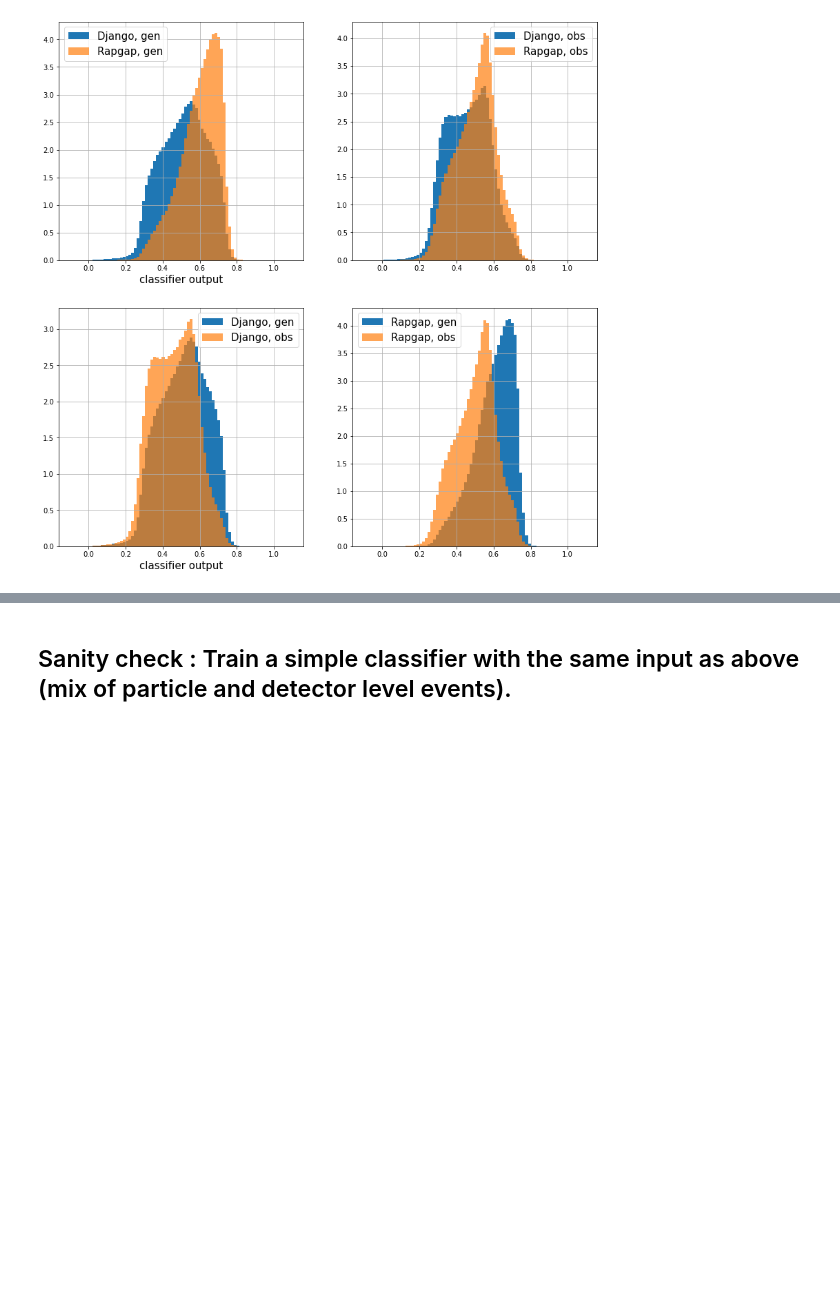
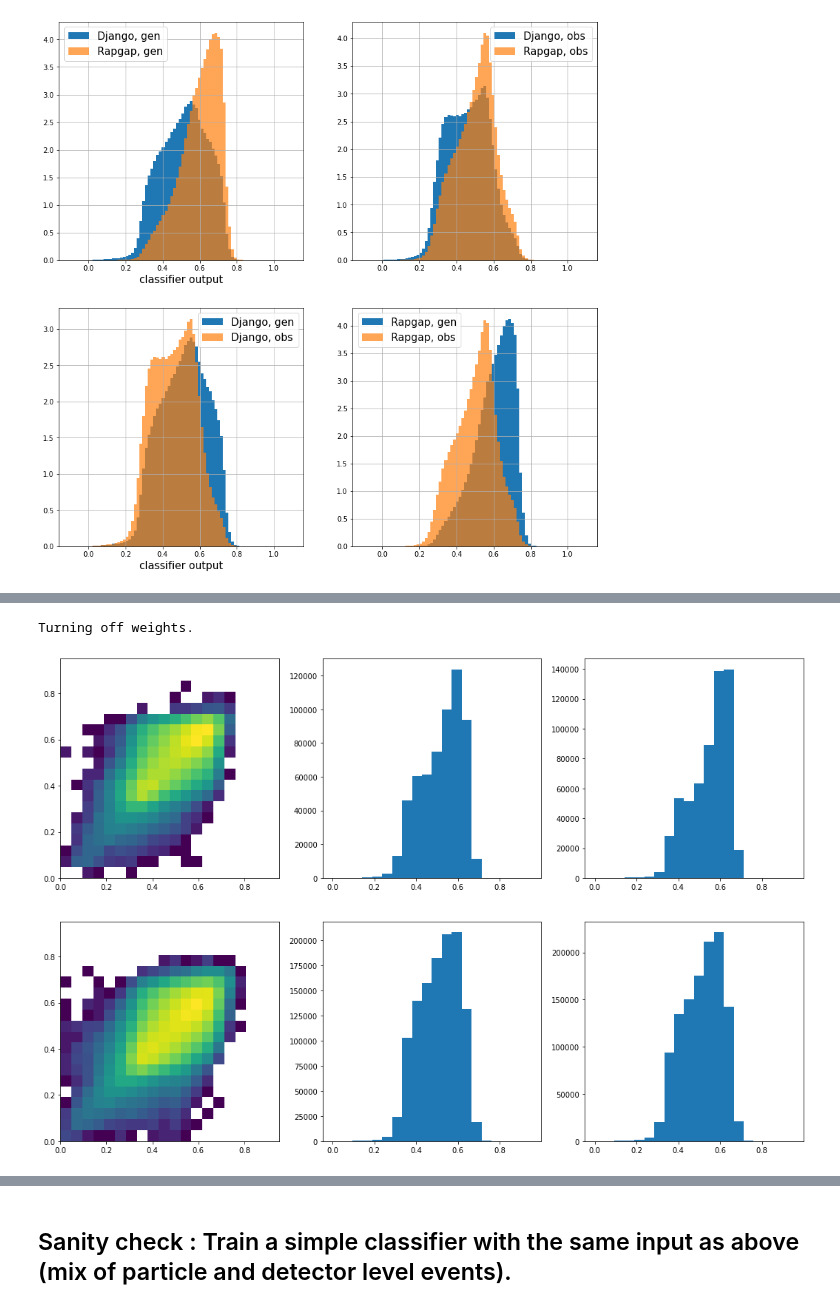
Before and after one commit to owen234/nn-adv-de, a Jupyter notebook: version4_with_weights_1stGPU.ipynb, the cells around one changed output, grey strips where cells are left out. Saved outputs shown, nothing was run; the diff lists cells and outputs as text; code cells hidden in the pictures; blank space fills up the shorter version.

```diff
--- a/version4_with_weights_1stGPU.ipynb
+++ b/version4_with_weights_1stGPU.ipynb
@@ -2015,0 +2031,3 @@ plt.show()
+# %%
+full_classifier_output_gen = inv_model.predict( Xs_gen, batch_size=2048 )
+full_classifier_output_obs = inv_model.predict( Xs_obs, batch_size=2048 )
@@ -2015,0 +2037,60 @@ plt.show()
+# %%
+fig,ax = plt.subplots(2,3,figsize=(18,12))
+
+response_min = 0.0
+response_max = 0.95
+response_bins = 20
+
+hweights = w_test
+
+if use_weights :
+    print("Using weights.")
+else :
+    print("Turning off weights.")
+    hweights.fill(1)
+
+
+
+
+hist_simple = ax[0][0].hist2d( simple_classifier_output_obs[:,0],
+                simple_classifier_output_gen[:,0],
+                weights=hweights[:,0],
+                range=([response_min,response_max],[response_min,response_max]),
+                bins=response_bins,
+                              norm=mpl.colors.LogNorm()
+                             )
+
+hist_simple_obs = ax[0][1].hist(
+                simple_classifier_output_obs[:,0],
+                range=[response_min,response_max],
+                weights=hweights[:,0],
+                bins=response_bins)
+
+hist_simple_gen = ax[0][2].hist(
+                simple_classifier_output_gen[:,0],
+                range=[response_min,response_max],
+                weights=hweights[:,0],
+                bins=response_bins)
+
+
+#-- Need to have obs/gen pairs for full model!
+hist_full = ax[1][0].hist2d( full_classifier_output_obs[:,0],
+                full_classifier_output_gen[:,0],
+                range=([response_min,response_max],[response_min,response_max]),
+                bins=response_bins, norm=mpl.colors.LogNorm())
+
+hist_full_obs = ax[1][1].hist(
+                full_classifier_output_obs[:,0],
+                range=[response_min,response_max],
+                bins=response_bins)
+
+hist_full_gen = ax[1][2].hist(
+                full_classifier_output_gen[:,0],
+                range=[response_min,response_max],
+                bins=response_bins)
+
+
+plt.show()
+# %% [output]
+Turning off weights.
+[figure, added]
```
Also changed, not shown: parts of 49 cells of this notebook.
